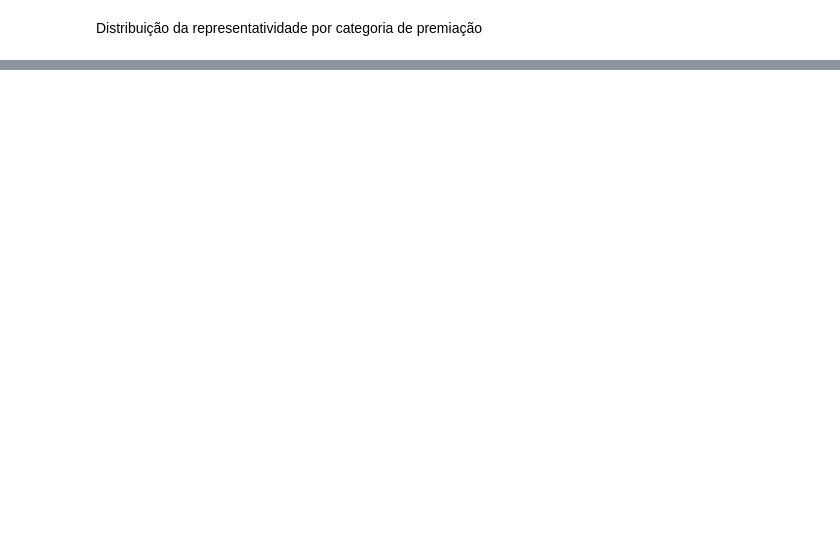
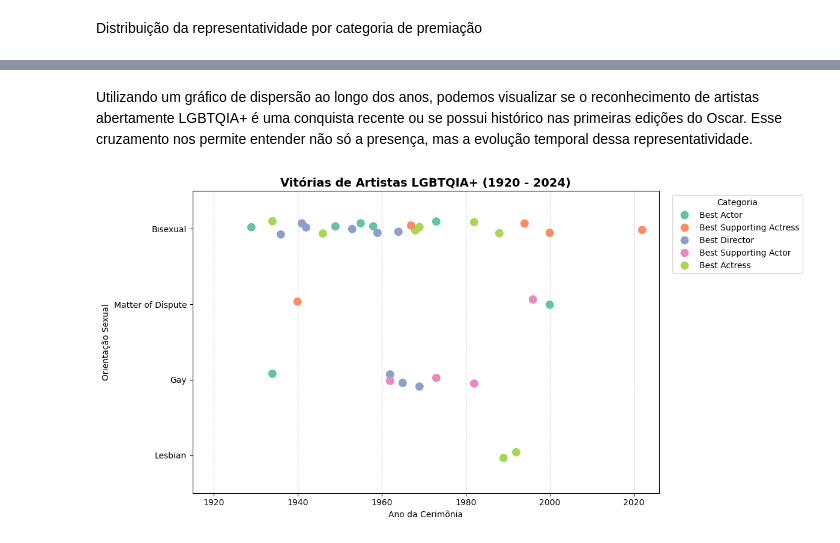
Before and after one commit to jg-lima/projeto-icd, a Jupyter notebook: 4_analise.ipynb, the cells around one changed output, grey strips where cells are left out. Cells and saved outputs as stored; diff of their text form; code cells hidden in the pictures; blank space fills up the shorter version.

Commit message:
Atualiza etapas de filtragem e adiciona gráficos para analise

```diff
--- a/4_analise.ipynb
+++ b/4_analise.ipynb
@@ -75,0 +96,28 @@ plt.show()
+# %% [markdown]
+Utilizando um gráfico de dispersão ao longo dos anos, podemos visualizar se o reconhecimento de artistas abertamente LGBTQIA+ é uma conquista recente ou se possui histórico nas primeiras edições do Oscar. Esse cruzamento nos permite entender não só a presença, mas a evolução temporal dessa representatividade.
+# %%
+df_lgbt = df_valid[~df_valid['sexual_orientation'].str.strip().str.capitalize().isin(['Unknown', 'Straight', 'Na', 'Nan'])]
+
+plt.figure(figsize=(12, 6))
+
+sns.stripplot(
+    data=df_lgbt,
+    x='year_edition',
+    y='sexual_orientation',
+    hue='category',
+    palette='Set2',
+    size=10,
+    jitter=True
+)
+
+plt.title('Vitórias de Artistas LGBTQIA+ (1920 - 2024)', fontsize=14, fontweight='bold')
+plt.xlabel('Ano da Cerimônia')
+plt.ylabel('Orientação Sexual')
+plt.xlim(1915, 2026)
+
+plt.legend(title='Categoria', bbox_to_anchor=(1.02, 1), loc='upper left')
+plt.grid(True, axis='x', linestyle='--', alpha=0.6)
+plt.tight_layout()
+plt.show()
+# %% [output]
+[figure, added]
```
Also changed, not shown: parts of 10 cells of this notebook, 5 other files.
